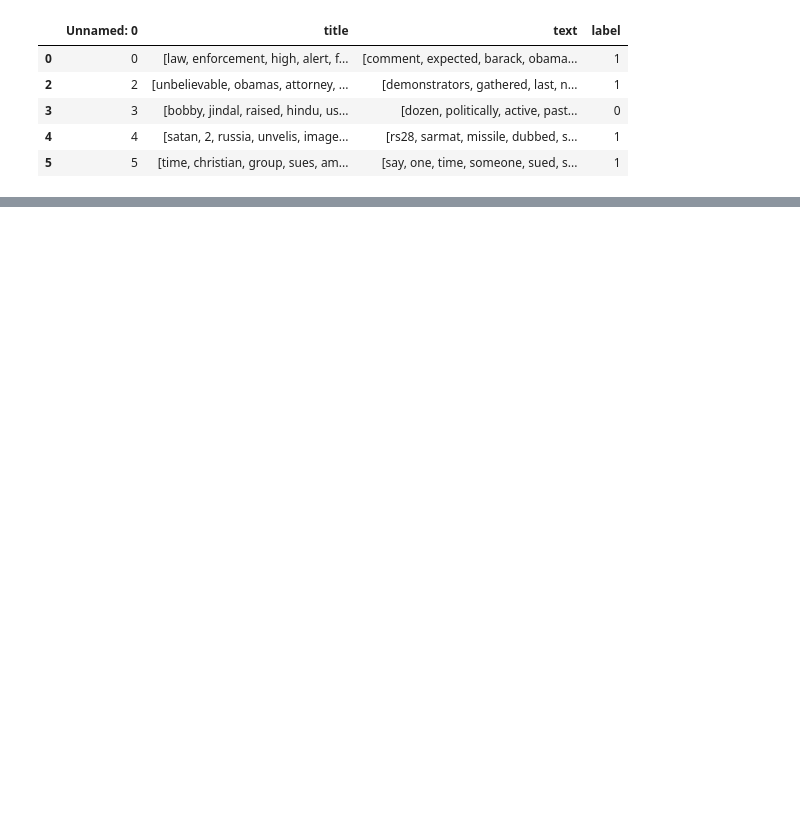
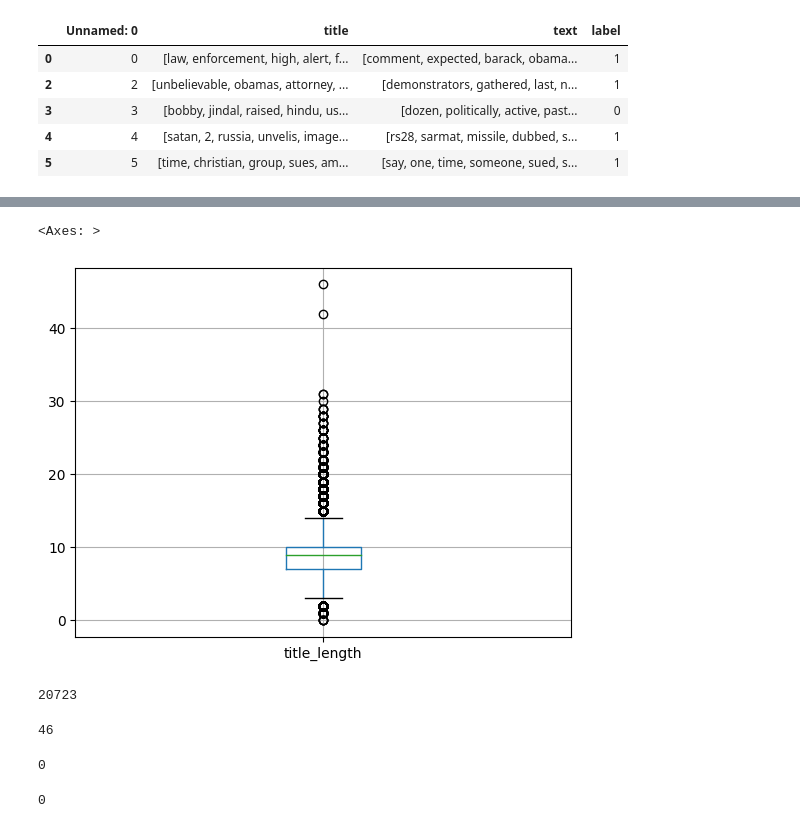
Before and after one commit to andreadobson/CIND-820, a Jupyter notebook: CIND820_Assignment_2.ipynb, the cells around one changed output, grey strips where cells are left out. Cells and saved outputs as stored; diff of their text form; code cells hidden in the pictures; blank space fills up the shorter version.

```diff
--- a/CIND820_Assignment_2.ipynb
+++ b/CIND820_Assignment_2.ipynb
@@ -221,0 +232,21 @@ lemmdata.head(n=20)
+# %%
+lemmdata.boxplot(column="title_length")
+# %% [output]
+<Axes: >
+[figure, added]
+# %%
+lemmdata['text_length'].max()
+# %% [output]
+20723
+# %%
+lemmdata['title_length'].max()
+# %% [output]
+46
+# %%
+lemmdata['text_length'].min()
+# %% [output]
+0
+# %%
+lemmdata['title_length'].min()
+# %% [output]
+0
```
Also changed, not shown: parts of 21 cells of this notebook.
